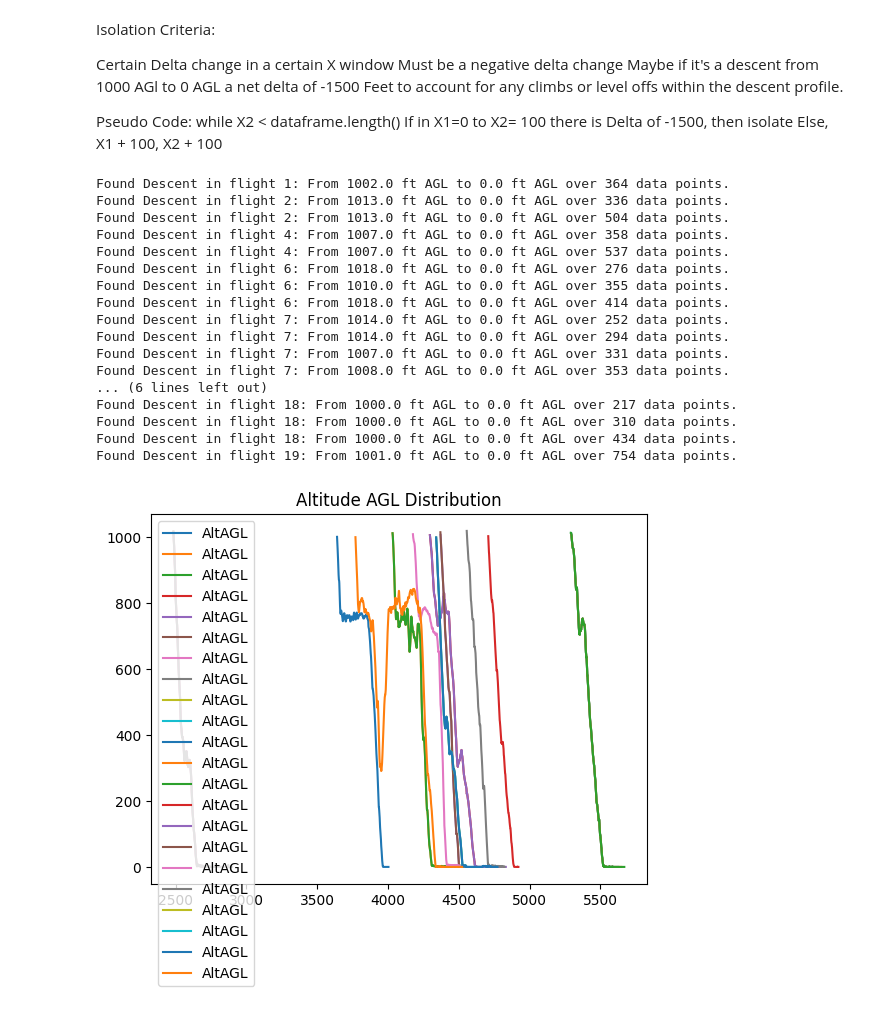
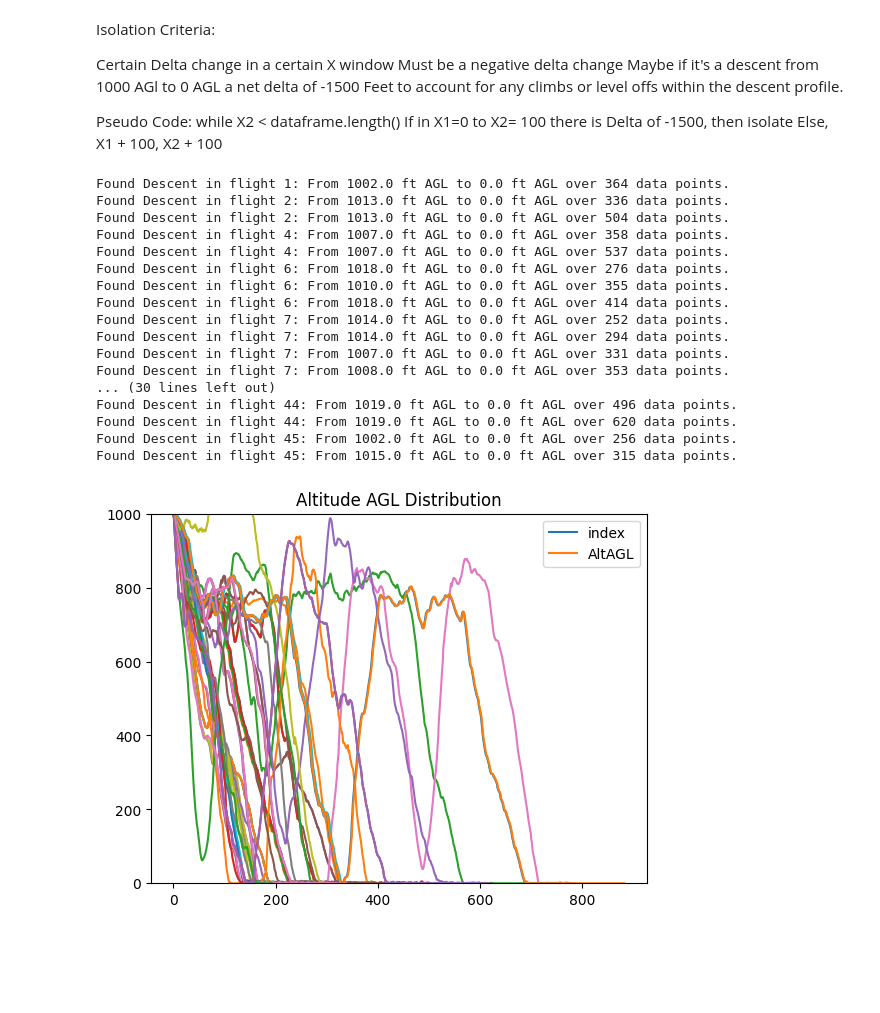
Before and after one commit to cs-powell/AviationThesis, a Jupyter notebook: Project_Data_Analysis/Empirical_Data_Analysis/empirical_analysis.ipynb, the cells around one changed output. Cells and saved outputs as stored; diff of their text form; code cells hidden in the pictures; blank space fills up the shorter version.

Commit message:
Checkpoint: able to plot empircal data in similar fashion as the model altitude data now

```diff
--- a/Project_Data_Analysis/Empirical_Data_Analysis/empirical_analysis.ipynb
+++ b/Project_Data_Analysis/Empirical_Data_Analysis/empirical_analysis.ipynb
@@ -93,7 +93,7 @@ Else, X1 + 100, X2 + 100
 descentArray = []
 
 
-for x in range (1,20):
+for x in range (1,5):
     currdf = dfArray[x]
     # x1 = 0
     # x2 = 50
@@ -109,38 +109,40 @@ for x in range (1,20):
             delta = currdf['AltAGL'][x1] - currdf['AltAGL'][x2]
             if delta >= altitudeDeltaThreshold and currdf['AltAGL'][x2] <= 0 and currdf['AltAGL'][x1] > 0.0:
                 # print(f"Found Descent in flight {x}: From {currdf['AltAGL'][x1]} ft AGL to {currdf['AltAGL'][x2]} ft AGL over {x2-x1} data points.")
                 if(currdf['AltAGL'][x1] <= 1020 and currdf['AltAGL'][x1] >=1000):
                     print(f"Found Descent in flight {x}: From {currdf['AltAGL'][x1]} ft AGL to {currdf['AltAGL'][x2]} ft AGL over {x2-x1} data points.")
-                    newDataFrame = pd.DataFrame(currdf['AltAGL'][x1:x2],columns=['AltAGL'])
+                    newDataFrame = pd.DataFrame(currdf['AltAGL'][x1:x2],columns=['AltAGL']).reset_index()
                     descentArray.append(newDataFrame)
                     storageCount+=1
 
 
         # descentArray[0].head()
         # x1 = xInner
         # x2 = xInner+step
 
 # descentArray.__len__()
 axes = descentArray[0].plot(kind='line', title='Altitude AGL Distribution')
 for x in range(1,descentArray.__len__()):
-    descentArray[x].plot(ax=axes, kind='line')
+    descentArray[x]['AltAGL'].plot(ax=axes, kind='line')
+
+axes.set_ylim(0,1000)
 plt.show()
 # %% [output]
 Found Descent in flight 1: From 1002.0 ft AGL to 0.0 ft AGL over 364 data points.
 Found Descent in flight 2: From 1013.0 ft AGL to 0.0 ft AGL over 336 data points.
 Found Descent in flight 2: From 1013.0 ft AGL to 0.0 ft AGL over 504 data points.
 Found Descent in flight 4: From 1007.0 ft AGL to 0.0 ft AGL over 358 data points.
 Found Descent in flight 4: From 1007.0 ft AGL to 0.0 ft AGL over 537 data points.
 Found Descent in flight 6: From 1018.0 ft AGL to 0.0 ft AGL over 276 data points.
 Found Descent in flight 6: From 1010.0 ft AGL to 0.0 ft AGL over 355 data points.
 Found Descent in flight 6: From 1018.0 ft AGL to 0.0 ft AGL over 414 data points.
 Found Descent in flight 7: From 1014.0 ft AGL to 0.0 ft AGL over 252 data points.
 Found Descent in flight 7: From 1014.0 ft AGL to 0.0 ft AGL over 294 data points.
 Found Descent in flight 7: From 1007.0 ft AGL to 0.0 ft AGL over 331 data points.
 Found Descent in flight 7: From 1008.0 ft AGL to 0.0 ft AGL over 353 data points.
-... (6 lines left out)
-Found Descent in flight 18: From 1000.0 ft AGL to 0.0 ft AGL over 217 data points.
-Found Descent in flight 18: From 1000.0 ft AGL to 0.0 ft AGL over 310 data points.
-Found Descent in flight 18: From 1000.0 ft AGL to 0.0 ft AGL over 434 data points.
-Found Descent in flight 19: From 1001.0 ft AGL to 0.0 ft AGL over 754 data points.
+... (30 lines left out)
+Found Descent in flight 44: From 1019.0 ft AGL to 0.0 ft AGL over 496 data points.
+Found Descent in flight 44: From 1019.0 ft AGL to 0.0 ft AGL over 620 data points.
+Found Descent in flight 45: From 1002.0 ft AGL to 0.0 ft AGL over 256 data points.
+Found Descent in flight 45: From 1015.0 ft AGL to 0.0 ft AGL over 315 data points.
-[figure, old version]
+[figure, new version]
```
